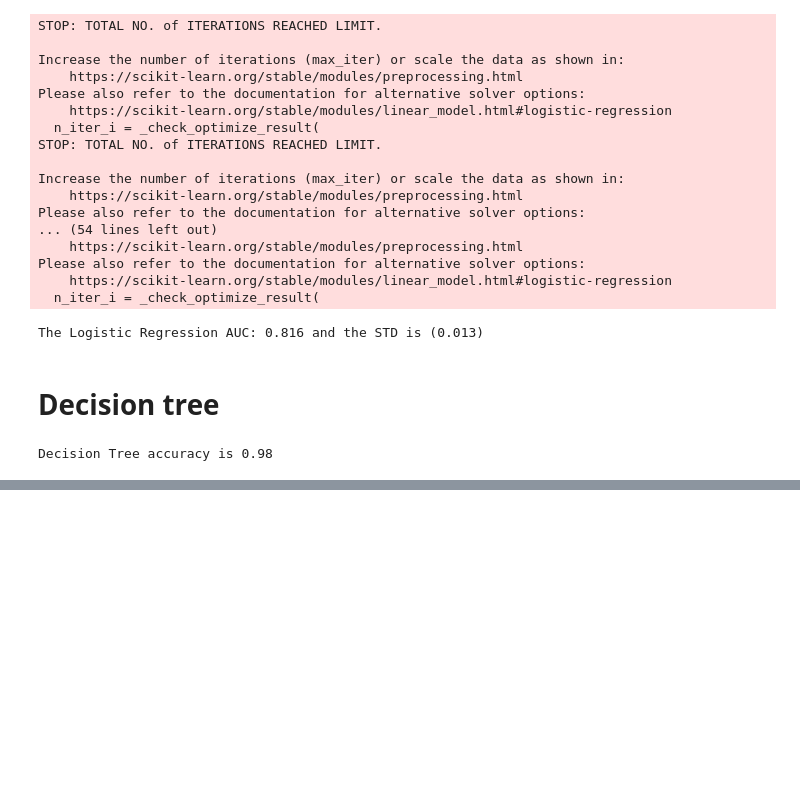
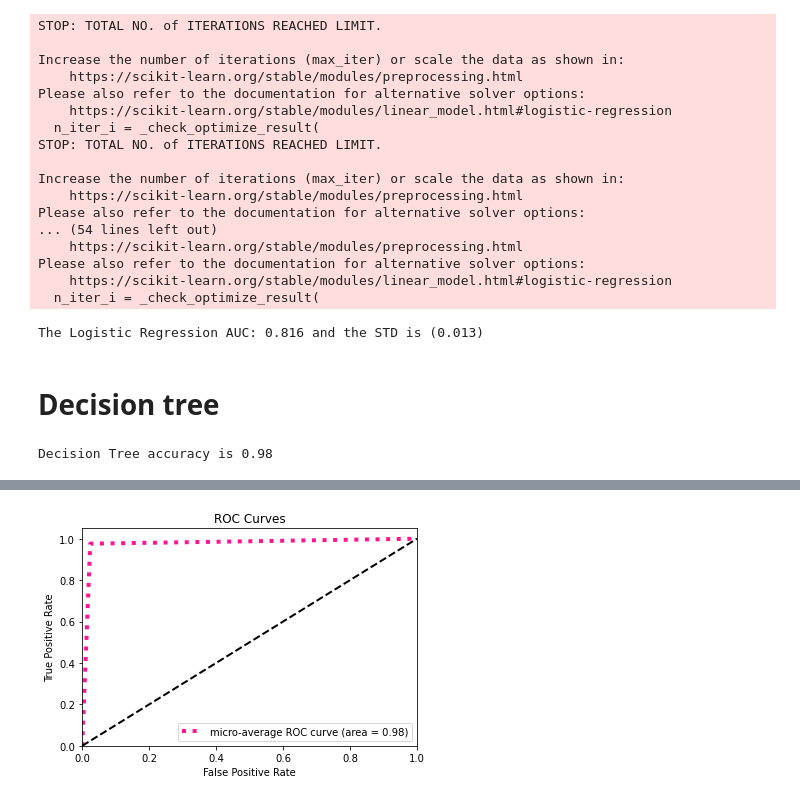
Before and after one commit to DeovratP/Logistic-Regression, a Jupyter notebook: HR_analytics_data/HR-data-analysis.ipynb, the cells around one changed output, grey strips where cells are left out. Cells and saved outputs as stored; diff of their text form; code cells hidden in the pictures; blank space fills up the shorter version.

```diff
--- a/HR_analytics_data/HR-data-analysis.ipynb
+++ b/HR_analytics_data/HR-data-analysis.ipynb
@@ -471,0 +582,6 @@ weighted avg       0.98      0.98      0.98      2250
+# %%
+#Decision Tree
+skplt.metrics.plot_roc_curve(Y_test, dt.predict_proba(X_test), curves=('micro avg'))
+plt.show()
+# %% [output]
+[figure, added]
```
Also changed, not shown: parts of 28 cells of this notebook.
